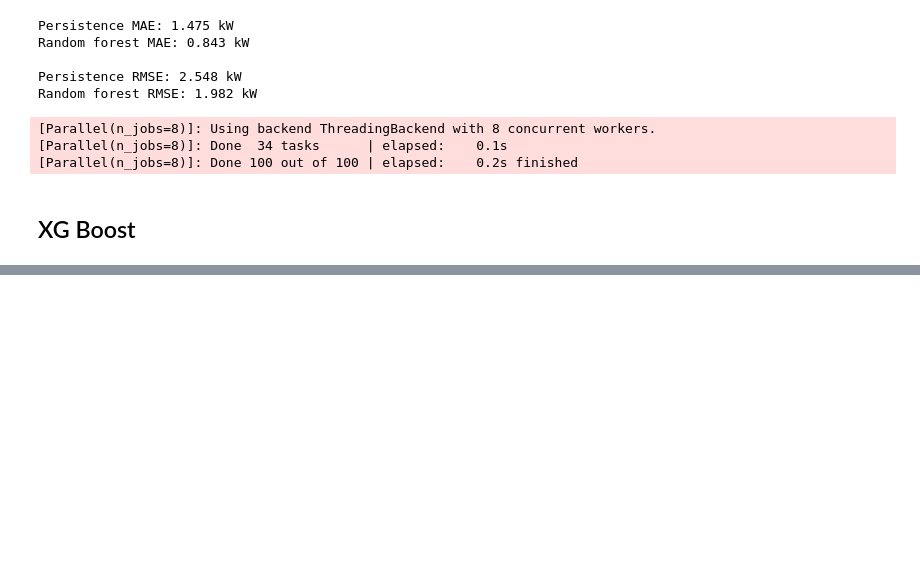
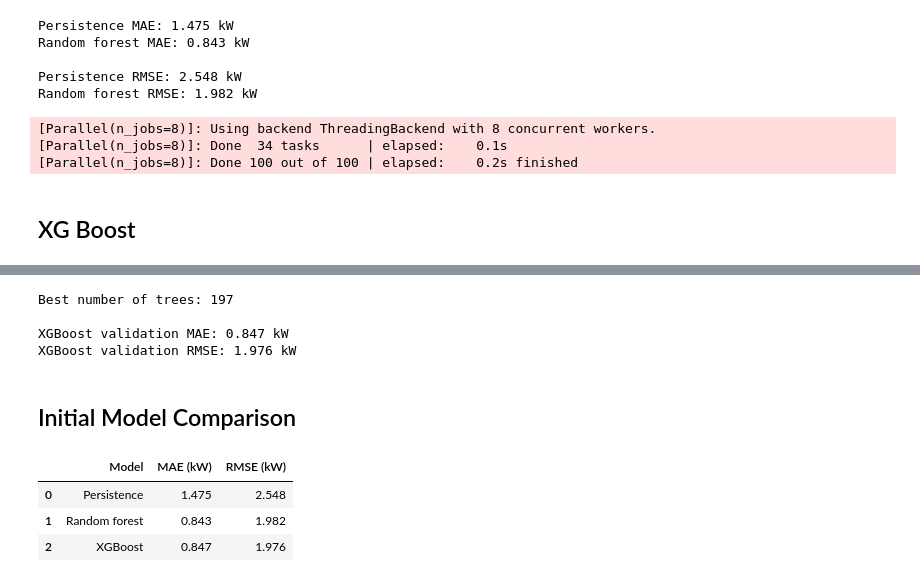
Before and after one commit to jacklpaulson/solar-forecasting, a Jupyter notebook: SolarForecastingProject.ipynb, the cells around one changed output, grey strips where cells are left out. Cells and saved outputs as stored; diff of their text form; code cells hidden in the pictures; blank space fills up the shorter version.

Commit message:
Add XGBoost model

```diff
--- a/SolarForecastingProject.ipynb
+++ b/SolarForecastingProject.ipynb
@@ -507,0 +540,35 @@ from xgboost import XGBRegressor
+# %%
+#Predict the validation examples with the xgboost model
+
+xgboost_predictions = xgboost_model.predict(validation_features)
+
+xgboost_errors = xgboost_predictions - validation_targets
+
+xgboost_mae = np.mean(np.abs(xgboost_errors))
+
+xgboost_rmse = np.sqrt(np.mean(xgboost_errors ** 2))
+
+print("Best number of trees:", xgboost_model.best_iteration + 1,"\n") #show how many boosting rounds (new trees) produced the best validation score
+
+print(f"XGBoost validation MAE: {xgboost_mae:.3f} kW")
+print(f"XGBoost validation RMSE: {xgboost_rmse:.3f} kW")
+# %% [output]
+Best number of trees: 197
+
+XGBoost validation MAE: 0.847 kW
+XGBoost validation RMSE: 1.976 kW
+# %% [markdown]
+## Initial Model Comparison
+# %%
+baseline_results = pd.DataFrame({
+    "Model": ["Persistence", "Random forest", "XGBoost"],
+    "MAE (kW)": [persistence_mae, random_forest_mae, xgboost_mae],
+    "RMSE (kW)": [persistence_rmse, random_forest_rmse, xgboost_rmse],
+})
+
+display(baseline_results.round(3))
+# %% [output]
+|  | Model | MAE (kW) | RMSE (kW) |
+| 0 | Persistence | 1.475 | 2.548 |
+| 1 | Random forest | 0.843 | 1.982 |
+| 2 | XGBoost | 0.847 | 1.976 |
```
Also changed, not shown: parts of 2 cells of this notebook.
